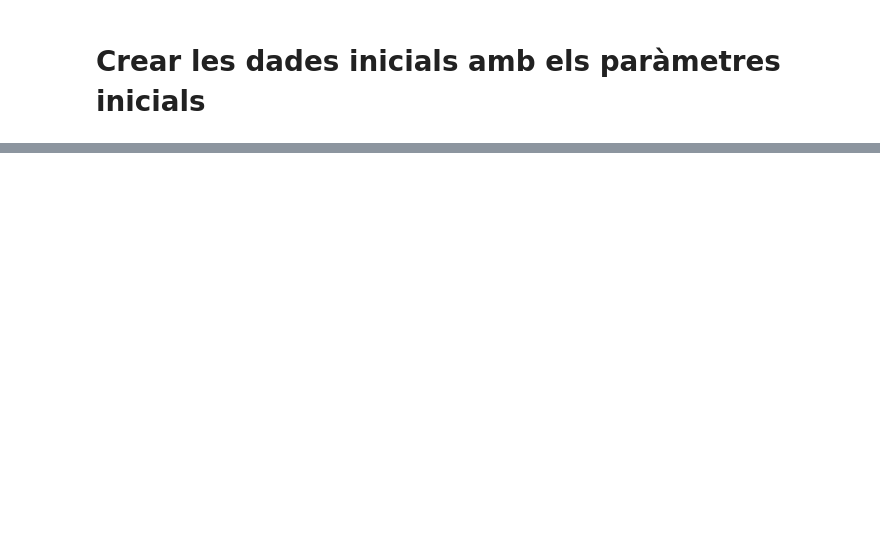
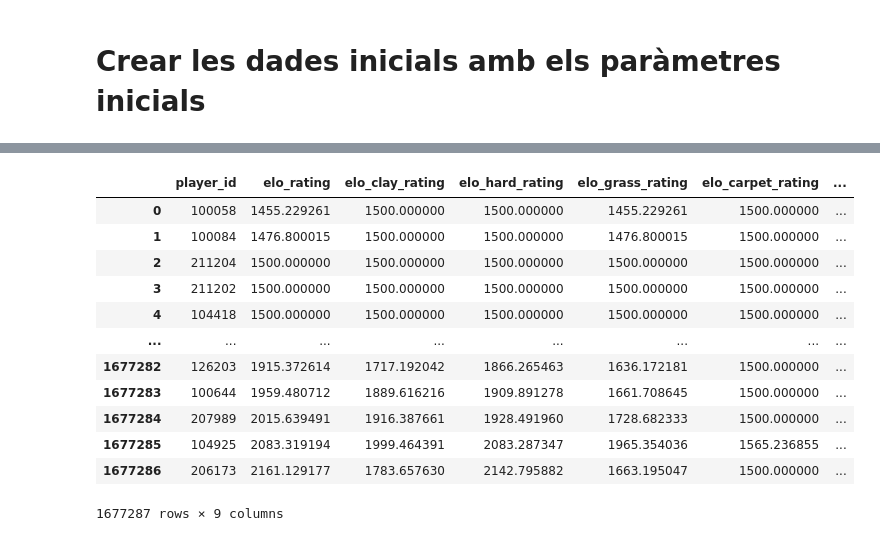
Before and after one commit to GerardFrigola/tfg-elo-rating-main, a Jupyter notebook: preprocess/initial_data.ipynb, the cells around one changed output, grey strips where cells are left out. Drawn from its saved outputs; the diff is of its cells as text; code cells hidden in the pictures; blank space fills up the shorter version.

Commit message:
Renaming d'algunes coses i inici ranking històric

```diff
--- a/preprocess/initial_data.ipynb
+++ b/preprocess/initial_data.ipynb
@@ -147,8 +360,8 @@ assert atp_players_df.isna().sum().sum() == 0, f'nan values in players\n{atp_pla
 assert atp_matches_df.isna().sum().sum() == 0, f'nan values in matches\n{wta_matches_df.isna().sum()}'
 assert atp_players_df.isna().sum().sum() == 0, f'nan values in players\n{wta_players_df.isna().sum()}'
 # %%
-atp_ranking, atp_elo_history = simulate_tour(atp_matches_df, atp_players_df, k, ksi, s, initial_elo, min_games, year_to_simulate)
+atp_ranking, atp_elo_history, atp_ranking_historic = simulate_tour_optimized(atp_matches_df, atp_players_df, k, ksi, s, initial_elo, min_games, year_to_simulate)
 atp_ranking.index += 1
-wta_ranking, wta_elo_history = simulate_tour(wta_matches_df, wta_players_df, k, ksi, s, initial_elo, min_games, year_to_simulate)
+wta_ranking, wta_elo_history, wta_ranking_historic = simulate_tour_optimized(wta_matches_df, wta_players_df, k, ksi, s, initial_elo, min_games, year_to_simulate)
 wta_ranking.index += 1
 # %% [output]
@@ -167,3 +414,19 @@ atp_elo_history.to_csv('../web_data/atp_initial_elo_history.csv')
 atp_ranking.to_csv('../web_data/atp_initial_ranking.csv')
 wta_elo_history.to_csv('../web_data/wta_initial_elo_history.csv')
 wta_ranking.to_csv('../web_data/wta_initial_ranking.csv')
+# %%
+atp_ranking_historic
+# %% [output]
+|  | player_id | elo_rating | elo_clay_rating | elo_hard_rating | elo_grass_rating | elo_carpet_rating | ... |
+| 0 | 100058 | 1455.229261 | 1500.000000 | 1500.000000 | 1455.229261 | 1500.000000 | ... |
+| 1 | 100084 | 1476.800015 | 1500.000000 | 1500.000000 | 1476.800015 | 1500.000000 | ... |
+| 2 | 211204 | 1500.000000 | 1500.000000 | 1500.000000 | 1500.000000 | 1500.000000 | ... |
+| 3 | 211202 | 1500.000000 | 1500.000000 | 1500.000000 | 1500.000000 | 1500.000000 | ... |
+| 4 | 104418 | 1500.000000 | 1500.000000 | 1500.000000 | 1500.000000 | 1500.000000 | ... |
+| ... | ... | ... | ... | ... | ... | ... | ... |
+| 1677282 | 126203 | 1915.372614 | 1717.192042 | 1866.265463 | 1636.172181 | 1500.000000 | ... |
+| 1677283 | 100644 | 1959.480712 | 1889.616216 | 1909.891278 | 1661.708645 | 1500.000000 | ... |
+| 1677284 | 207989 | 2015.639491 | 1916.387661 | 1928.491960 | 1728.682333 | 1500.000000 | ... |
+| 1677285 | 104925 | 2083.319194 | 1999.464391 | 2083.287347 | 1965.354036 | 1565.236855 | ... |
+| 1677286 | 206173 | 2161.129177 | 1783.657630 | 2142.795882 | 1663.195047 | 1500.000000 | ... |
+1677287 rows × 9 columns
```
Also changed, not shown: parts of 4 cells of this notebook, 8 other files.
